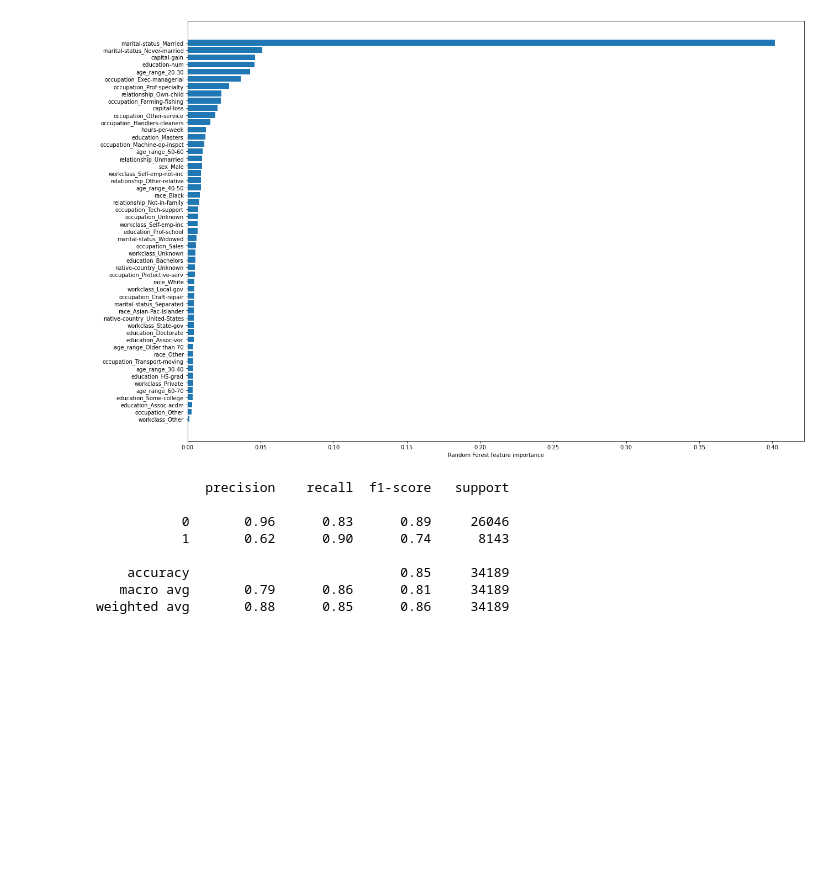
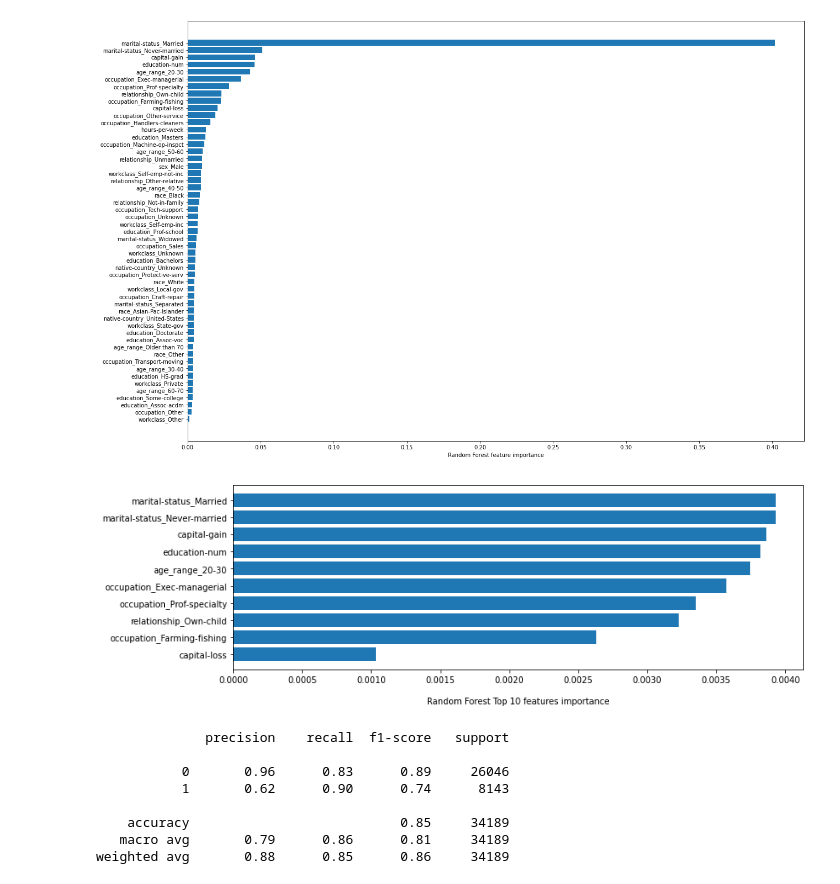
Before and after one commit to jduran3/Marketing_based_on_income_classification, a Jupyter notebook: notebooks/Capstone 2 - Modeling.ipynb, the cells around one changed output. Cells and saved outputs as stored; diff of their text form; code cells hidden in the pictures; blank space fills up the shorter version.

```diff
--- a/notebooks/Capstone 2 - Modeling.ipynb
+++ b/notebooks/Capstone 2 - Modeling.ipynb
@@ -284,6 +284,14 @@ plt.barh(X_cols.columns[sorted_idx], xg_tuned.feature_importances_[sorted_idx])
 plt.xlabel('Random Forest feature importance');
 # %% [output]
 [figure]
+# %%
+# Top 10 features
+plt.figure(figsize=(12,4))
+sorted_idx = xg_tuned.feature_importances_.argsort()
+plt.barh(X_cols.columns[sorted_idx[-10:]], xg_tuned.feature_importances_[sorted_idx[:10]])
+plt.xlabel('\nRandom Forest Top 10 features importance');
+# %% [output]
+[figure, added]
 # %%
 print(classification_report(y_train, y_pred_xg))
 # %% [output]
```
Also changed, not shown: parts of 8 cells of this notebook.
